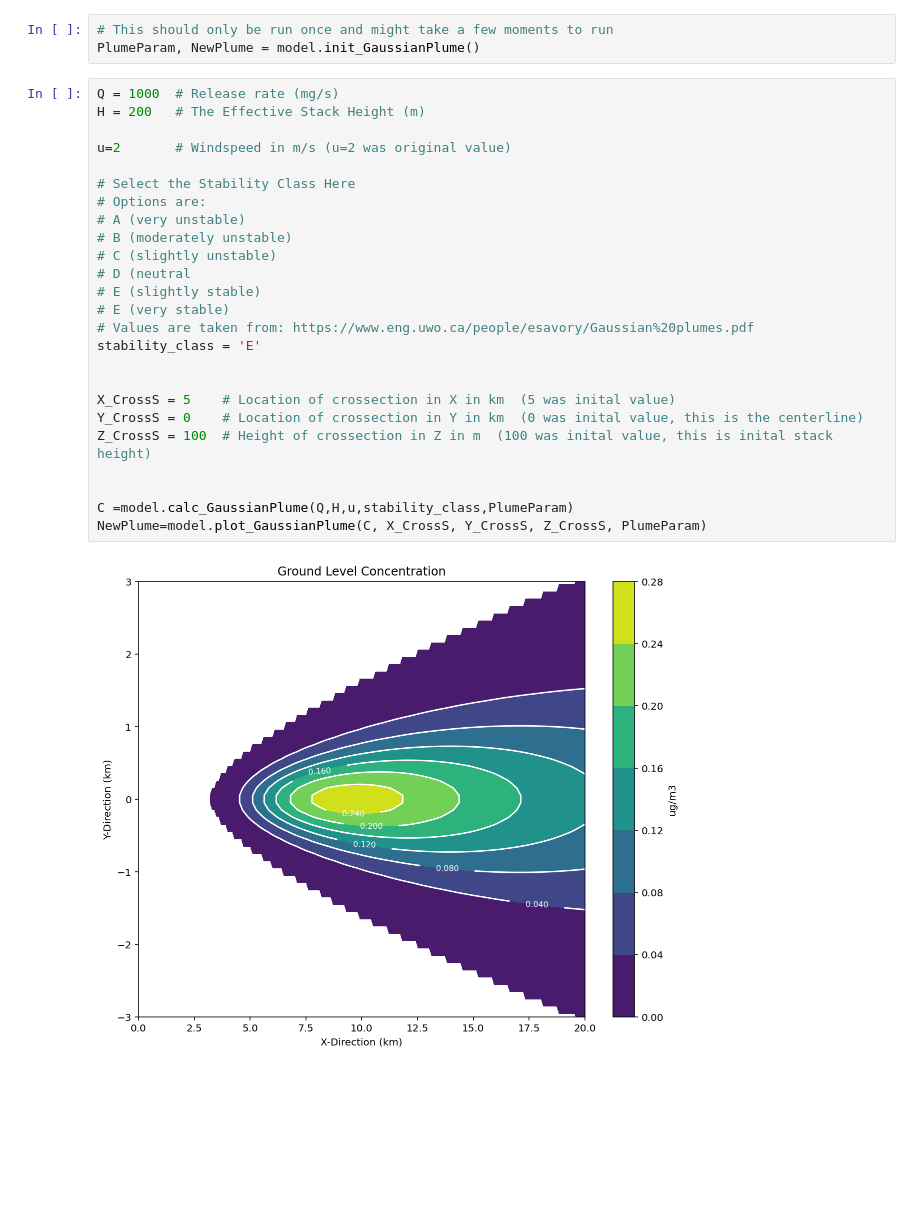
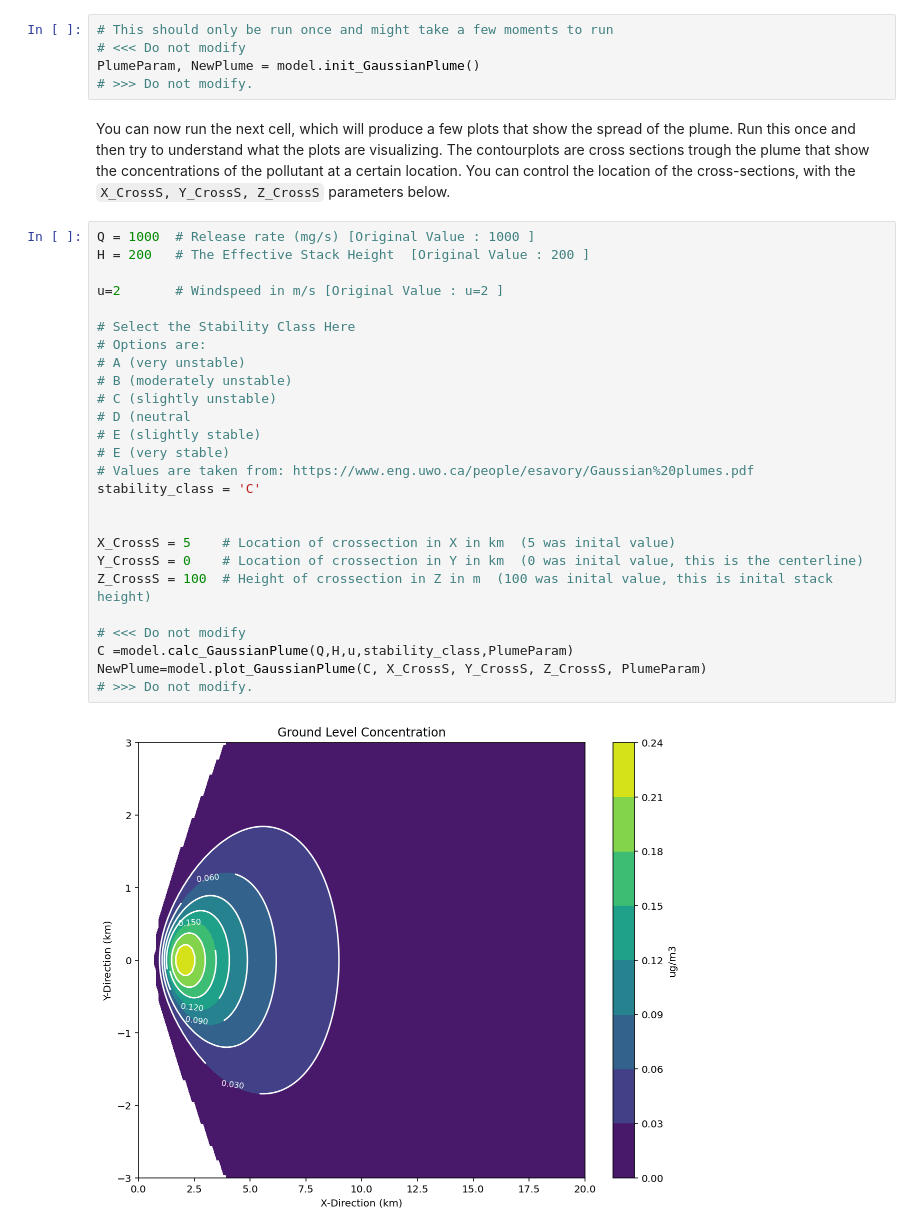
Before and after one commit to TobGerken/ISAT321, a Jupyter notebook: Code/Plume_Model.ipynb, the cells around one changed output. Drawn from its saved outputs; the diff is of its cells as text; blank space fills up the shorter version.

```diff
--- a/Code/Plume_Model.ipynb
+++ b/Code/Plume_Model.ipynb
@@ -30,30 +139,36 @@ model.plot_trajectory(x,y,z,500,n_walks)
 # %%
 # This should only be run once and might take a few moments to run
+# <<< Do not modify
 PlumeParam, NewPlume = model.init_GaussianPlume()
+# >>> Do not modify.
+# %% [markdown]
+You can now run the next cell, which will produce a few plots that show the spread of the plume. Run this once and then try to understand what the plots are visualizing.
+The contourplots are cross sections trough the plume that show the concentrations of the pollutant at a certain location. You can control the location of the cross-sections, with the `X_CrossS, Y_CrossS, Z_CrossS` parameters below.
 # %%
-Q = 1000  # Release rate (mg/s)
-H = 200   # The Effective Stack Height (m)
+Q = 1000  # Release rate (mg/s) [Original Value : 1000 ]
+H = 200   # The Effective Stack Height  [Original Value : 200 ]
 
-u=2       # Windspeed in m/s (u=2 was original value)
+u=2       # Windspeed in m/s [Original Value : u=2 ]
 
 # Select the Stability Class Here
 # Options are:
 # A (very unstable)
 # B (moderately unstable)
 # C (slightly unstable)
 # D (neutral
 # E (slightly stable)
 # E (very stable)
 # Values are taken from: https://www.eng.uwo.ca/people/esavory/Gaussian%20plumes.pdf
-stability_class = 'E'
+stability_class = 'C'
 
 
 X_CrossS = 5    # Location of crossection in X in km  (5 was inital value)
 Y_CrossS = 0    # Location of crossection in Y in km  (0 was inital value, this is the centerline)
 Z_CrossS = 100  # Height of crossection in Z in m  (100 was inital value, this is inital stack height)
 
-
+# <<< Do not modify
 C =model.calc_GaussianPlume(Q,H,u,stability_class,PlumeParam)
 NewPlume=model.plot_GaussianPlume(C, X_CrossS, Y_CrossS, Z_CrossS, PlumeParam)
+# >>> Do not modify.
 # %% [output]
-[figure, old version]
+[figure, new version]
```
Also changed, not shown: parts of 25 cells of this notebook, 1 other file.
